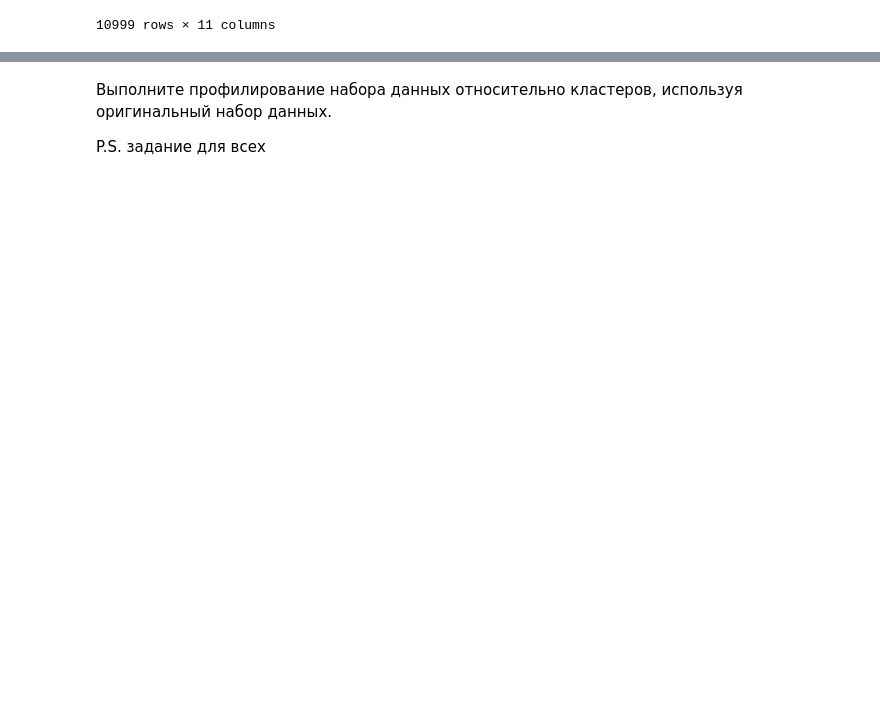
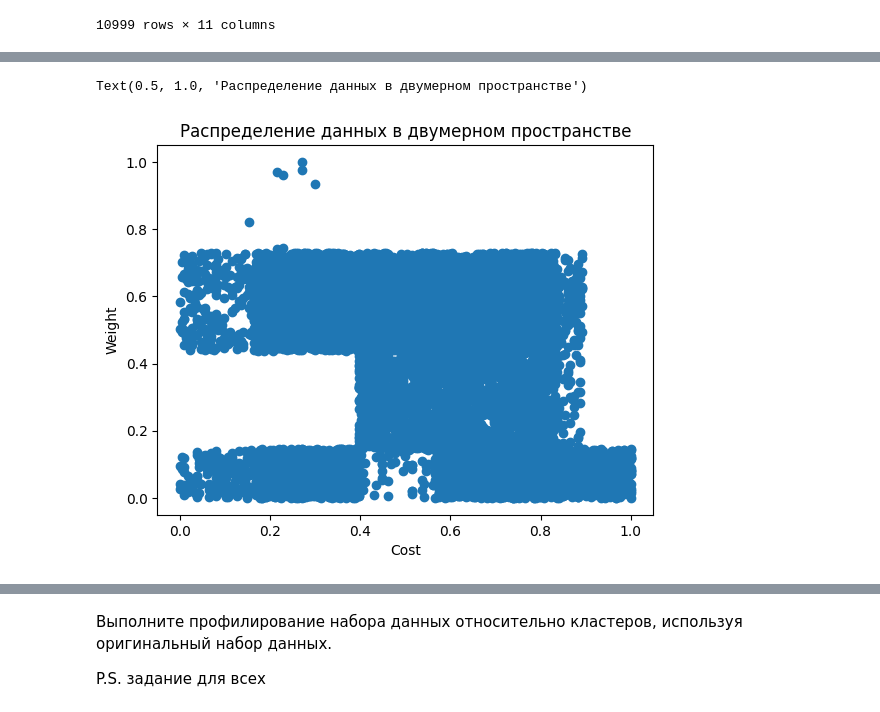
Before and after one commit to kaimakov-rk/kokoko, a Jupyter notebook: Copy_of_Задание_4.ipynb, the cells around one changed output, grey strips where cells are left out. Cells and saved outputs as stored; diff of their text form; code cells hidden in the pictures; blank space fills up the shorter version.

```diff
--- a/Copy_of_Задание_4.ipynb
+++ b/Copy_of_Задание_4.ipynb
@@ -71,9 +71,10 @@ P.S.S. Служебные комментарии - ячейки с описан
 # %% [output]
 '\nПредварительно - оптимизируйте ваш набор данных.\n1. Удалить лишние колонки (порядковые признаки, с множеством пропусков, с кучей выбросов, ....)\n2. Обработайте выбросы и пропуски (Для удобства -  ...
 # %%
-# Оставляем только нужные колонки.
+# Оставляем только нужные колонки (и меняем тип).
 
 df = df.drop('ID', axis=1)
+df = df.astype({'Reached.on.Time_Y.N': bool})
 df
 # %% [output]
 |  | Warehouse_block | Mode_of_Shipment | Customer_care_calls | Customer_rating | Cost_of_the_Product | ... |
@@ -241,15 +242,12 @@ from sklearn.preprocessing import MinMaxScaler, StandardScaler
 min_max_scaler = MinMaxScaler()
 standard_scaler = StandardScaler()
 
-col_names = ['Customer_care_calls',
-             'Customer_rating',
-             'Cost_of_the_Product',
-             'Prior_purchases',
+col_names = ['Cost_of_the_Product',
              'Discount_offered',
              'Weight_in_gms']
 
-new_df[['Customer_care_calls']] = min_max_scaler.fit_transform(new_df[['Customer_care_calls']])
-new_df[['Tool wear [min']] = standard_scaler.fit_transform(new_df[['Tool wear [min]']])
+for name in col_names:
+  df_cluster[[name]] = min_max_scaler.fit_transform(df_cluster[[name]])
 
-new_df[['Rotational speed [rpm]', 'Tool wear [min]']].describe()
+df_cluster
 # %% [output]
@@ -260,0 +267,13 @@ NameError: name 'new_df' is not defined
+# %%
+import matplotlib.pyplot as plt
+
+col1 = "Cost_of_the_Product"
+col2 = "Weight_in_gms"
+
+plt.scatter(df_cluster[col1], df_cluster[col2])
+plt.xlabel('Cost')
+plt.ylabel('Weight')
+plt.title('Распределение данных в двумерном пространстве')
+# %% [output]
+Text(0.5, 1.0, 'Распределение данных в двумерном пространстве')
+[figure, added]
```
Also changed, not shown: parts of 3 cells of this notebook.
